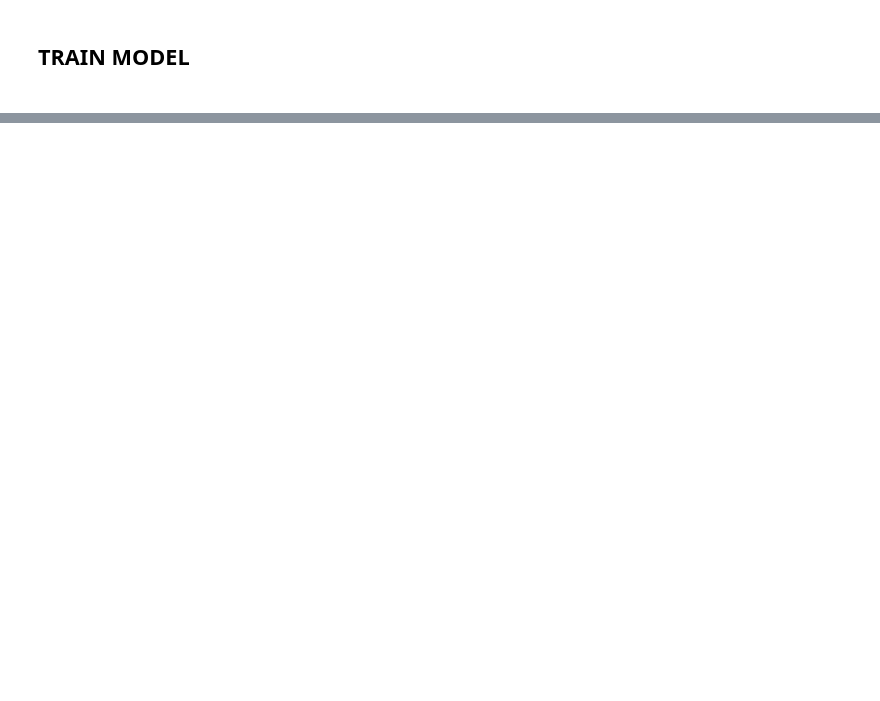
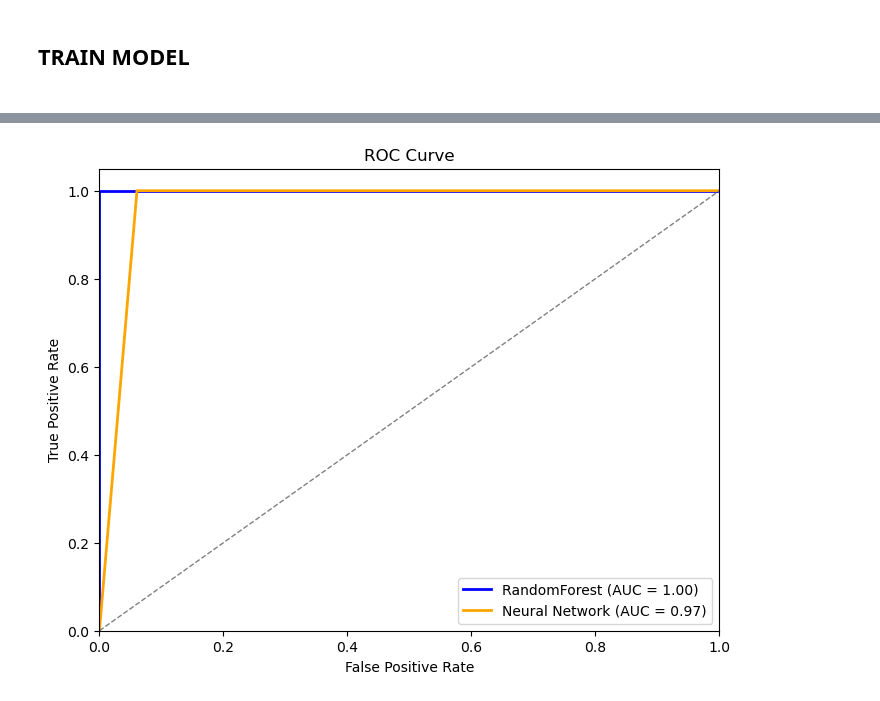
Before and after one commit to ngocmaj/PTDL, a Jupyter notebook: nhap.ipynb, the cells around one changed output, grey strips where cells are left out. Cells and saved outputs as stored; diff of their text form; code cells hidden in the pictures; blank space fills up the shorter version.

```diff
--- a/nhap.ipynb
+++ b/nhap.ipynb
@@ -570,0 +791,24 @@ X_train.shape, X_test.shape, y_train.shape, y_test.shape
+# %%
+from sklearn.metrics import roc_curve, auc
+
+# Tính toán ROC curve và AUC cho cả hai mô hình
+rf_fpr, rf_tpr, _ = roc_curve(y_test, y_pred_rf)
+rf_auc = auc(rf_fpr, rf_tpr)
+
+nn_fpr, nn_tpr, _ = roc_curve(y_test, y_pred)
+nn_auc = auc(nn_fpr, nn_tpr)
+
+# Vẽ biểu đồ
+plt.figure(figsize=(8, 6))
+plt.plot(rf_fpr, rf_tpr, color='blue', lw=2, label='RandomForest (AUC = %0.2f)' % rf_auc)
+plt.plot(nn_fpr, nn_tpr, color='orange', lw=2, label='Neural Network (AUC = %0.2f)' % nn_auc)
+plt.plot([0, 1], [0, 1], color='gray', lw=1, linestyle='--')
+plt.xlim([0.0, 1.0])
+plt.ylim([0.0, 1.05])
+plt.xlabel('False Positive Rate')
+plt.ylabel('True Positive Rate')
+plt.title('ROC Curve')
+plt.legend(loc='lower right')
+plt.show()
+# %% [output]
+[figure, added]
```
Also changed, not shown: parts of 25 cells of this notebook.
